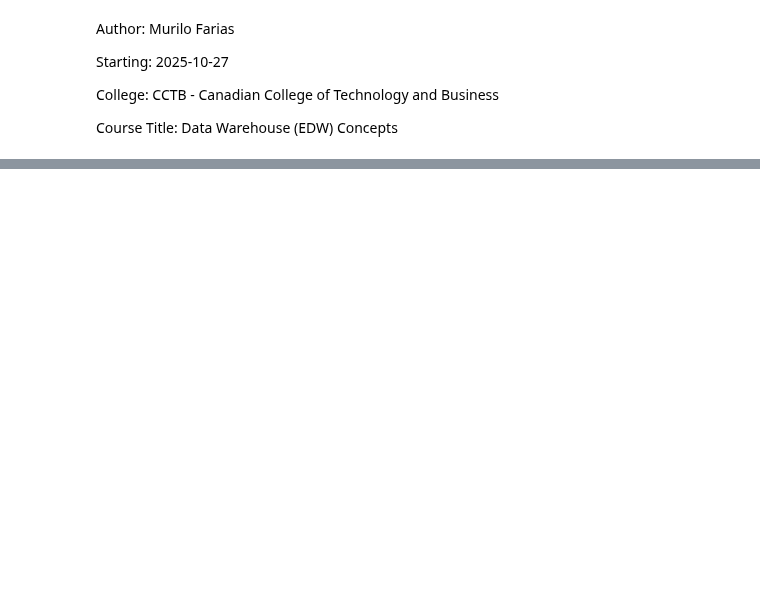
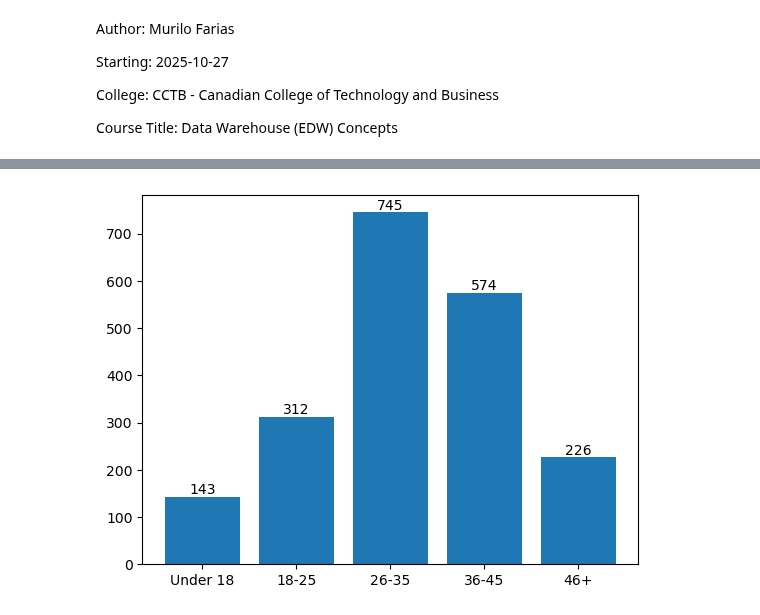
Before and after one commit to murilofarias10/Python, a Jupyter notebook: CLASSE_DEA110/Snowflake_projet/EDA-Final_Projet.ipynb, the cells around one changed output, grey strips where cells are left out. Drawn from its saved outputs; the diff is of its cells as text; code cells hidden in the pictures; blank space fills up the shorter version.

```diff
--- a/CLASSE_DEA110/Snowflake_projet/EDA-Final_Projet.ipynb
+++ b/CLASSE_DEA110/Snowflake_projet/EDA-Final_Projet.ipynb
@@ -87,18 +226,19 @@ st.pyplot(fig)
 # %%
 age_counts = dim_customer['AGEGROUP'].value_counts()
 age_counts = age_counts.reindex(
     ['Under 18'] + [age for age in sorted(age_counts.index) if age != 'Under 18']
 )
 
 fig, ax = plt.subplots()
 bars = ax.bar(age_counts.index, age_counts.values)
 
 # Add value labels
 for bar in bars:
     ax.text(bar.get_x() + bar.get_width()/2, bar.get_height(),
             str(bar.get_height()), ha='center', va='bottom')
 
-plt.close(fig)
-st.pyplot(fig)
+plt.show()
+# %% [output]
+[figure, added]
 # %%
 print(dim_device.shape)
```
Also changed, not shown: parts of 27 cells of this notebook.
